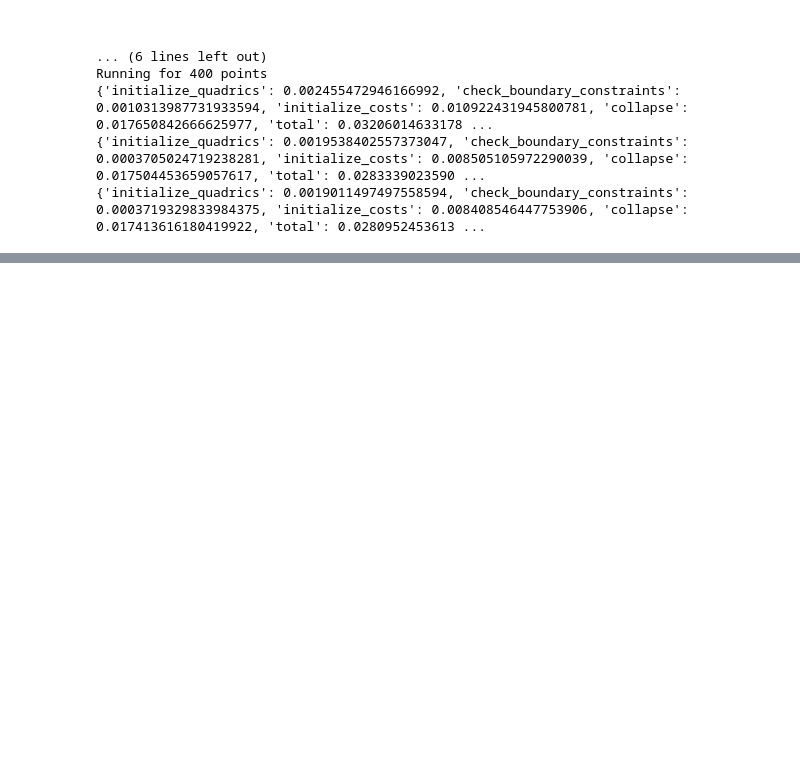
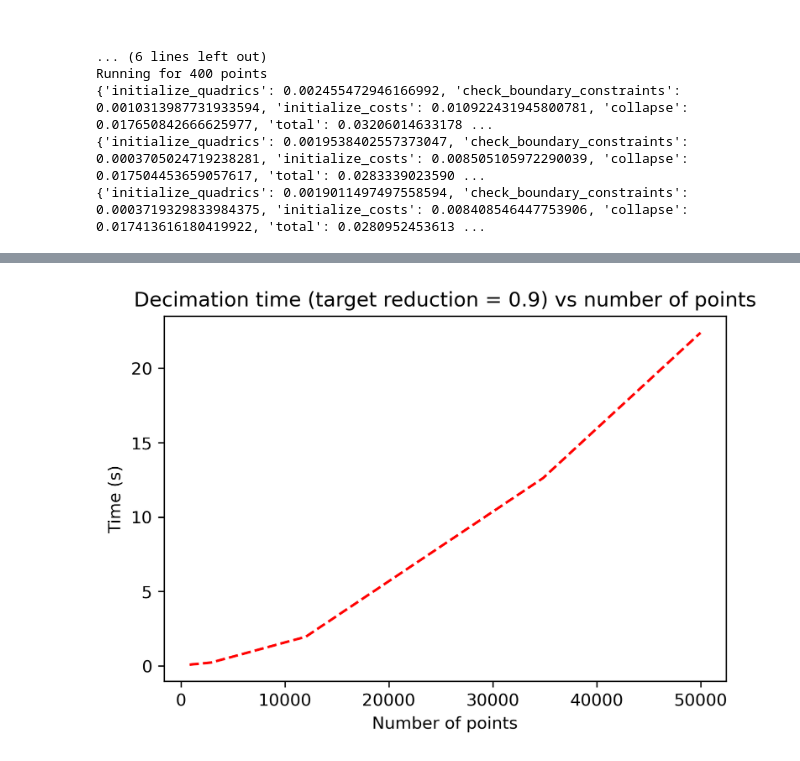
Before and after one commit to scikit-shapes/scikit-shapes, a Jupyter notebook: example.ipynb, the cells around one changed output, grey strips where cells are left out. Drawn from its saved outputs; the diff is of its cells as text; code cells hidden in the pictures; blank space fills up the shorter version.

```diff
--- a/example.ipynb
+++ b/example.ipynb
@@ -1821,0 +1816,15 @@ array([ 1,  1,  2,  4,  5,  7,  7,  7,  9, 11, 13, 13, 13, 15, 20, 25, 26,
+# %%
+x = [842, 2903, 12015, 34834, 49987]
+y = [0.0850, 0.224, 1.957, 12.61, 22.37]
+
+import matplotlib.pyplot as plt
+
+plt.figure(dpi=300)
+
+plt.plot(x, y, 'r--')
+plt.xlabel("Number of points")
+plt.ylabel("Time (s)")
+plt.title("Decimation time (target reduction = 0.9) vs number of points")
+plt.show()
+# %% [output]
+[figure, added]
```
Also changed, not shown: parts of 23 cells of this notebook, 9 other files.
